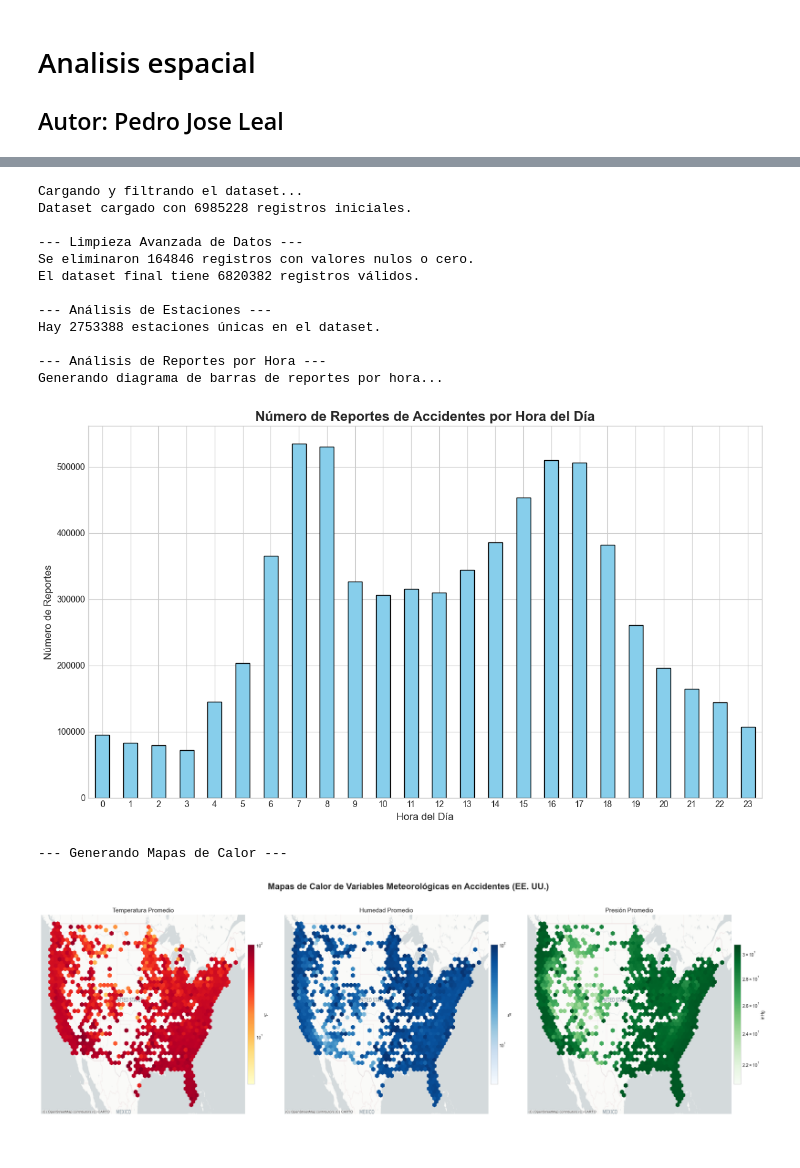
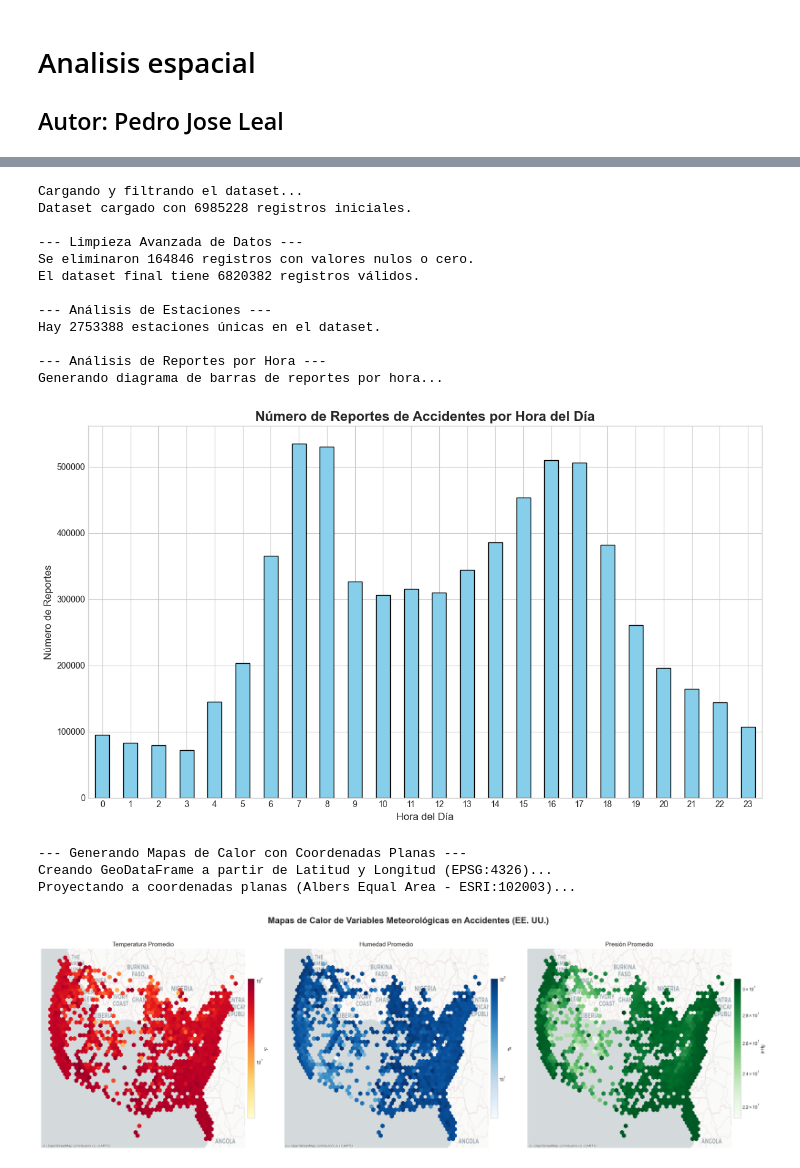
Before and after one commit to Plealm/estadistica_espacial, a Jupyter notebook: US_accidents/US.ipynb, the cells around one changed output, grey strips where cells are left out. Drawn from its saved outputs; the diff is of its cells as text; code cells hidden in the pictures.

```diff
--- a/US_accidents/US.ipynb
+++ b/US_accidents/US.ipynb
@@ -29,21 +31,16 @@ import numpy as np
 
 # --- PASO 2: DEFINICIÓN DE FUNCIONES ---
 
+# Las funciones cargar_y_preparar_datos, limpiar_datos_invalidos,
+# analizar_estaciones y graficar_reportes_por_hora no necesitan cambios
+# y se mantienen como en la versión anterior.
+
 def cargar_y_preparar_datos(path, columnas):
     """
     Carga el dataset desde un archivo CSV, filtra por columnas y realiza una limpieza inicial.
-
-    Args:
-        path (str): Ruta al archivo CSV.
-        columnas (list): Lista de columnas a cargar.
-
-    Returns:
-        pandas.DataFrame: DataFrame limpio y preparado.
     """
     print("Cargando y filtrando el dataset...")
     df = pd.read_csv(path, usecols=columnas)
-
-    # Conversión de tiempo y eliminación de nulos en columnas clave
     df['Start_Time'] = pd.to_datetime(df['Start_Time'], errors='coerce')
     df.dropna(subset=['Start_Time', 'Start_Lat', 'Start_Lng'], inplace=True)
     print(f"Dataset cargado con {len(df)} registros iniciales.")
@@ -52,25 +49,12 @@ def cargar_y_preparar_datos(path, columnas):
 def limpiar_datos_invalidos(df, columnas_a_validar):
     """
     Elimina registros que contienen valores nulos o cero en columnas específicas.
-
-    Args:
-        df (pandas.DataFrame): DataFrame de entrada.
-        columnas_a_validar (list): Columnas para verificar nulos y ceros.
-
-    Returns:
-        pandas.DataFrame: DataFrame sin los registros inválidos.
     """
     print("\n--- Limpieza Avanzada de Datos ---")
     registros_antes = len(df)
-
-    # Eliminar nulos
     df.dropna(subset=columnas_a_validar, inplace=True)
-
-    # Eliminar ceros en las columnas especificadas
     for col in columnas_a_validar:
-        # Usamos df[col].ne(0) que es equivalente a (df[col] != 0) y es eficiente
         df = df[df[col].ne(0)]
-
     registros_despues = len(df)
     print(f"Se eliminaron {registros_antes - registros_despues} registros con valores nulos o cero.")
     print(f"El dataset final tiene {registros_despues} registros válidos.")
@@ -79,12 +63,6 @@ def limpiar_datos_invalidos(df, columnas_a_validar):
 def analizar_estaciones(df):
     """
     Crea una columna 'estacion' y cuenta el número de estaciones únicas.
-
-    Args:
-        df (pandas.DataFrame): DataFrame con datos de latitud y longitud.
-
-    Returns:
-        pandas.DataFrame: DataFrame con la nueva columna 'estacion'.
     """
     print("\n--- Análisis de Estaciones ---")
     df['estacion'] = df['Start_Lat'].astype(str) + ',' + df['Start_Lng'].astype(str)
@@ -95,18 +73,13 @@ def analizar_estaciones(df):
 def graficar_reportes_por_hora(df):
     """
     Genera y muestra un diagrama de barras del número de reportes por hora.
-
-    Args:
-        df (pandas.DataFrame): DataFrame con la columna 'Start_Time'.
     """
     print("\n--- Análisis de Reportes por Hora ---")
     df['Hour'] = df['Start_Time'].dt.hour
     reportes_por_hora = df['Hour'].value_counts().sort_index()
-
     plt.style.use('seaborn-v0_8-whitegrid')
     fig, ax = plt.subplots(figsize=(12, 7))
     reportes_por_hora.plot(kind='bar', ax=ax, color='skyblue', edgecolor='black')
-
     ax.set_title('Número de Reportes de Accidentes por Hora del Día', fontsize=16, fontweight='bold')
     ax.set_xlabel('Hora del Día', fontsize=12)
     ax.set_ylabel('Número de Reportes', fontsize=12)
@@ -115,23 +88,34 @@ def graficar_reportes_por_hora(df):
     plt.tight_layout()
     plt.show()
 
+# --- FUNCIÓN MODIFICADA ---
 def graficar_mapas_de_calor(df, sample_size=50000):
     """
-    Genera y muestra mapas de calor para Temperatura, Humedad y Presión.
+    Proyecta las coordenadas a un sistema plano (Albers para EE. UU.) y genera mapas de calor.
 
     Args:
         df (pandas.DataFrame): DataFrame con datos geoespaciales y meteorológicos.
         sample_size (int): Número de muestras a usar para la visualización.
     """
-    print("\n--- Generando Mapas de Calor ---")
-    # Asegurarse de que el tamaño de la muestra no sea mayor que el dataframe
+    print("\n--- Generando Mapas de Calor con Coordenadas Planas ---")
     if len(df) < sample_size:
         sample_size = len(df)
 
     df_sample = df.sample(n=sample_size, random_state=42)
 
+    print("Creando GeoDataFrame a partir de Latitud y Longitud (EPSG:4326)...")
     geometry = [Point(xy) for xy in zip(df_sample['Start_Lng'], df_sample['Start_Lat'])]
-    gdf = gpd.GeoDataFrame(df_sample, geometry=geometry, crs="EPSG:4326").to_crs(epsg=3857)
+    gdf = gpd.GeoDataFrame(df_sample, geometry=geometry, crs="EPSG:4326")
+
+    # --- CAMBIO CLAVE: Proyección a Coordenadas Planas ---
+    # Se convierte de coordenadas geográficas (lat/lon) a la proyección Albers para EE.UU.
+    # El resultado son coordenadas X,Y en metros, que son las coordenadas planas "Este" y "Norte".
+    print("Proyectando a coordenadas planas (Albers Equal Area - ESRI:102003)...")
+    gdf = gdf.to_crs("ESRI:102003")
+
+    # --- NUEVO: Extraer coordenadas planas a columnas 'Este' y 'Norte' ---
+    gdf['Este'] = gdf.geometry.x
+    gdf['Norte'] = gdf.geometry.y
 
     fig, axes = plt.subplots(1, 3, figsize=(24, 8), sharex=True, sharey=True)
     plt.suptitle('Mapas de Calor de Variables Meteorológicas en Accidentes (EE. UU.)', fontsize=20, fontweight='bold')
@@ -144,7 +128,8 @@ def graficar_mapas_de_calor(df, sample_size=50000):
 
     for i, (nombre, (col, cmap, label)) in enumerate(variables.items()):
         ax = axes[i]
-        hb = ax.hexbin(gdf.geometry.x, gdf.geometry.y, C=gdf[col], reduce_C_function=np.mean, gridsize=50, cmap=cmap, bins='log')
+        # Ahora usamos las nuevas coordenadas planas 'Este' y 'Norte' para el gráfico
+        hb = ax.hexbin(gdf['Este'], gdf['Norte'], C=gdf[col], reduce_C_function=np.mean, gridsize=50, cmap=cmap, bins='log')
         ax.set_title(f'{nombre} Promedio', fontsize=14)
         ax.set_axis_off()
         ctx.add_basemap(ax, source=ctx.providers.CartoDB.Positron)
@@ -156,40 +141,41 @@ def graficar_mapas_de_calor(df, sample_size=50000):
 
 # --- PASO 3: EJECUCIÓN PRINCIPAL DEL SCRIPT ---
 
-
-    # --- CONFIGURACIÓN ---
+# --- CONFIGURACIÓN ---
 path_al_archivo_csv = "./Datos/US_Accidents_March23.csv"
 columnas_fundamentales = ['ID', 'Start_Time', 'Start_Lat', 'Start_Lng', 'Temperature(F)', 'Humidity(%)', 'Pressure(in)']
 columnas_a_validar = ['Temperature(F)', 'Humidity(%)', 'Pressure(in)']
 
-    # --- FLUJO DE TRABAJO ---
-    # 1. Cargar datos
+# --- FLUJO DE TRABAJO ---
+# 1. Cargar datos
 df = cargar_y_preparar_datos(path_al_archivo_csv, columnas_fundamentales)
 
-    # 2. Limpiar valores nulos y ceros (¡NUEVO PASO!)
+# 2. Limpiar valores nulos y ceros
 df_limpio = limpiar_datos_invalidos(df, columnas_a_validar)
 
-    # 3. Analizar y contar estaciones
+# 3. Analizar y contar estaciones
 df_con_estaciones = analizar_estaciones(df_limpio)
 
-    # 4. Graficar reportes por hora
+# 4. Graficar reportes por hora
 graficar_reportes_por_hora(df_con_estaciones)
 
-    # 5. Graficar mapas de calor
+# 5. Graficar mapas de calor (usando la nueva función con proyección)
 graficar_mapas_de_calor(df_con_estaciones)
 # %% [output]
 Cargando y filtrando el dataset...
 Dataset cargado con 6985228 registros iniciales.
 
 --- Limpieza Avanzada de Datos ---
 Se eliminaron 164846 registros con valores nulos o cero.
 El dataset final tiene 6820382 registros válidos.
 
 --- Análisis de Estaciones ---
 Hay 2753388 estaciones únicas en el dataset.
 
 --- Análisis de Reportes por Hora ---
 Generando diagrama de barras de reportes por hora...
 [figure]
---- Generando Mapas de Calor ---
+--- Generando Mapas de Calor con Coordenadas Planas ---
+Creando GeoDataFrame a partir de Latitud y Longitud (EPSG:4326)...
+Proyectando a coordenadas planas (Albers Equal Area - ESRI:102003)...
-[figure, old version]
+[figure, new version]
```
Also changed, not shown: parts of 8 cells of this notebook.
